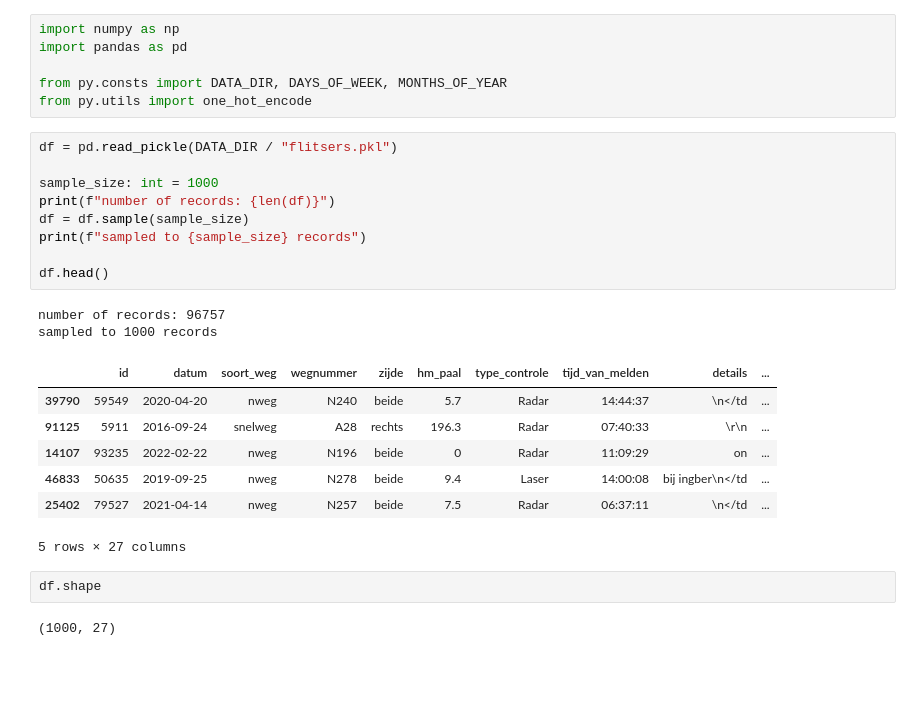
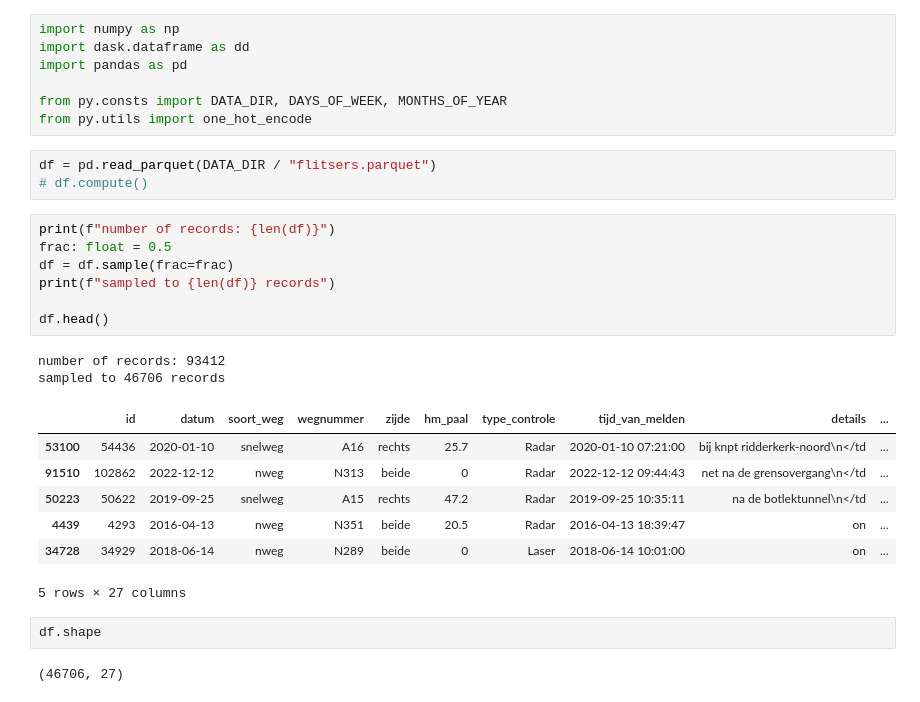
Before and after one commit to SimonVerhoek/flitsers, a Jupyter notebook: notebook/work/preparation.ipynb, the cells around one changed output. Drawn from its saved outputs; the diff is of its cells as text; blank space fills up the shorter version.

```diff
--- a/notebook/work/preparation.ipynb
+++ b/notebook/work/preparation.ipynb
@@ -1,29 +1,31 @@
 # %%
 import numpy as np
+import dask.dataframe as dd
 import pandas as pd
 
 from py.consts import DATA_DIR, DAYS_OF_WEEK, MONTHS_OF_YEAR
 from py.utils import one_hot_encode
+# %%
+df = pd.read_parquet(DATA_DIR / "flitsers.parquet")
+# df.compute()
 # %%
-df = pd.read_pickle(DATA_DIR / "flitsers.pkl")
-
-sample_size: int = 1000
 print(f"number of records: {len(df)}")
-df = df.sample(sample_size)
-print(f"sampled to {sample_size} records")
+frac: float = 0.5
+df = df.sample(frac=frac)
+print(f"sampled to {len(df)} records")
 
 df.head()
 # %% [output]
-number of records: 96757
-sampled to 1000 records
+number of records: 93412
+sampled to 46706 records
 |  | id | datum | soort_weg | wegnummer | zijde | hm_paal | type_controle | tijd_van_melden | details | ... |
-| 39790 | 59549 | 2020-04-20 | nweg | N240 | beide | 5.7 | Radar | 14:44:37 | \n</td | ... |
-| 91125 | 5911 | 2016-09-24 | snelweg | A28 | rechts | 196.3 | Radar | 07:40:33 | \r\n | ... |
-| 14107 | 93235 | 2022-02-22 | nweg | N196 | beide | 0 | Radar | 11:09:29 | on | ... |
-| 46833 | 50635 | 2019-09-25 | nweg | N278 | beide | 9.4 | Laser | 14:00:08 | bij ingber\n</td | ... |
-| 25402 | 79527 | 2021-04-14 | nweg | N257 | beide | 7.5 | Radar | 06:37:11 | \n</td | ... |
+| 53100 | 54436 | 2020-01-10 | snelweg | A16 | rechts | 25.7 | Radar | 2020-01-10 07:21:00 | bij knpt ridderkerk-noord\n</td | ... |
+| 91510 | 102862 | 2022-12-12 | nweg | N313 | beide | 0 | Radar | 2022-12-12 09:44:43 | net na de grensovergang\n</td | ... |
+| 50223 | 50622 | 2019-09-25 | snelweg | A15 | rechts | 47.2 | Radar | 2019-09-25 10:35:11 | na de botlektunnel\n</td | ... |
+| 4439 | 4293 | 2016-04-13 | nweg | N351 | beide | 20.5 | Radar | 2016-04-13 18:39:47 | on | ... |
+| 34728 | 34929 | 2018-06-14 | nweg | N289 | beide | 0 | Laser | 2018-06-14 10:01:00 | on | ... |
 5 rows × 27 columns
 # %%
 df.shape
 # %% [output]
-(1000, 27)
+(46706, 27)
```
Also changed, not shown: parts of 15 cells of this notebook, 12 other files.
